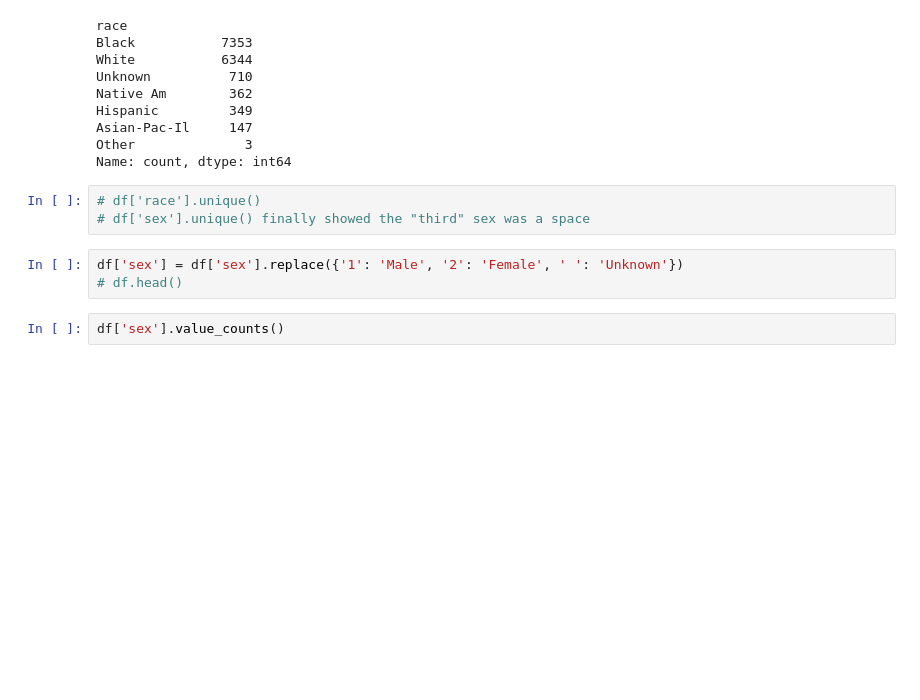
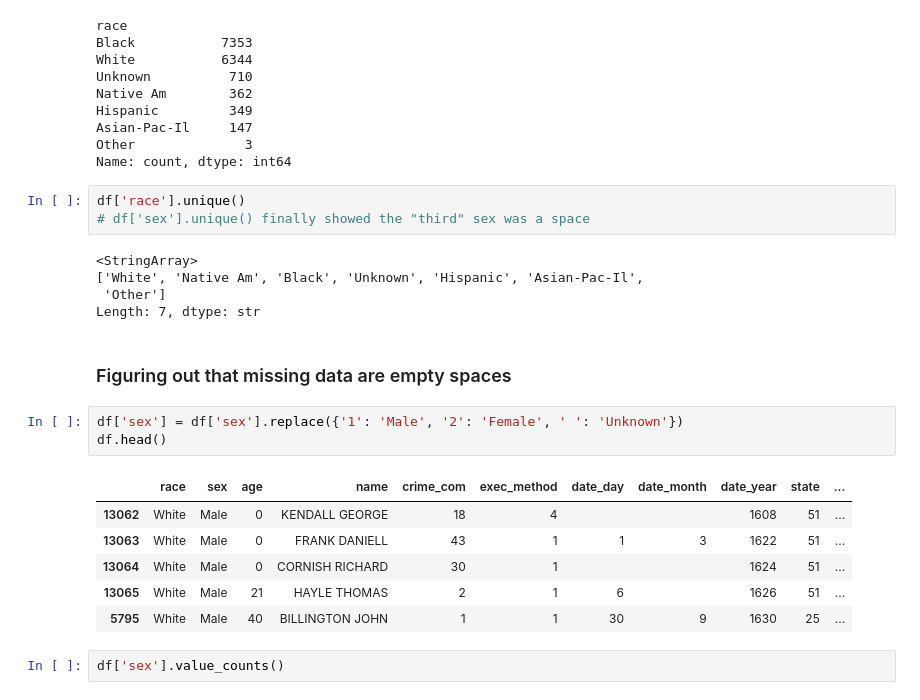
Before and after one commit to max-reevage/us-execution-trends-exploration, a Jupyter notebook: notebooks/execution_data_practice(2).ipynb, the cells around one changed output. Drawn from its saved outputs; the diff is of its cells as text; blank space fills up the shorter version.

```diff
--- a/notebooks/execution_data_practice(2).ipynb
+++ b/notebooks/execution_data_practice(2).ipynb
@@ -70,11 +140,25 @@ Asian-Pac-Il     147
 Other              3
 Name: count, dtype: int64
 # %%
-# df['race'].unique()
+df['race'].unique()
 # df['sex'].unique() finally showed the "third" sex was a space
+# %% [output]
+<StringArray>
+['White', 'Native Am', 'Black', 'Unknown', 'Hispanic', 'Asian-Pac-Il',
+ 'Other']
+Length: 7, dtype: str
+# %% [markdown]
+### Figuring out that missing data are empty spaces
 # %%
 df['sex'] = df['sex'].replace({'1': 'Male', '2': 'Female', ' ': 'Unknown'})
-# df.head()
+df.head()
+# %% [output]
+|  | race | sex | age | name | crime_com | exec_method | date_day | date_month | date_year | state | ... |
+| 13062 | White | Male | 0 | KENDALL GEORGE | 18 | 4 |  |  | 1608 | 51 | ... |
+| 13063 | White | Male | 0 | FRANK DANIELL | 43 | 1 | 1 | 3 | 1622 | 51 | ... |
+| 13064 | White | Male | 0 | CORNISH RICHARD | 30 | 1 |  |  | 1624 | 51 | ... |
+| 13065 | White | Male | 21 | HAYLE THOMAS | 2 | 1 | 6 |  | 1626 | 51 | ... |
+| 5795 | White | Male | 40 | BILLINGTON JOHN | 1 | 1 | 30 | 9 | 1630 | 25 | ... |
 # %%
 df['sex'].value_counts()
 # %% [output]
```
Also changed, not shown: parts of 37 cells of this notebook, 1 other file.
